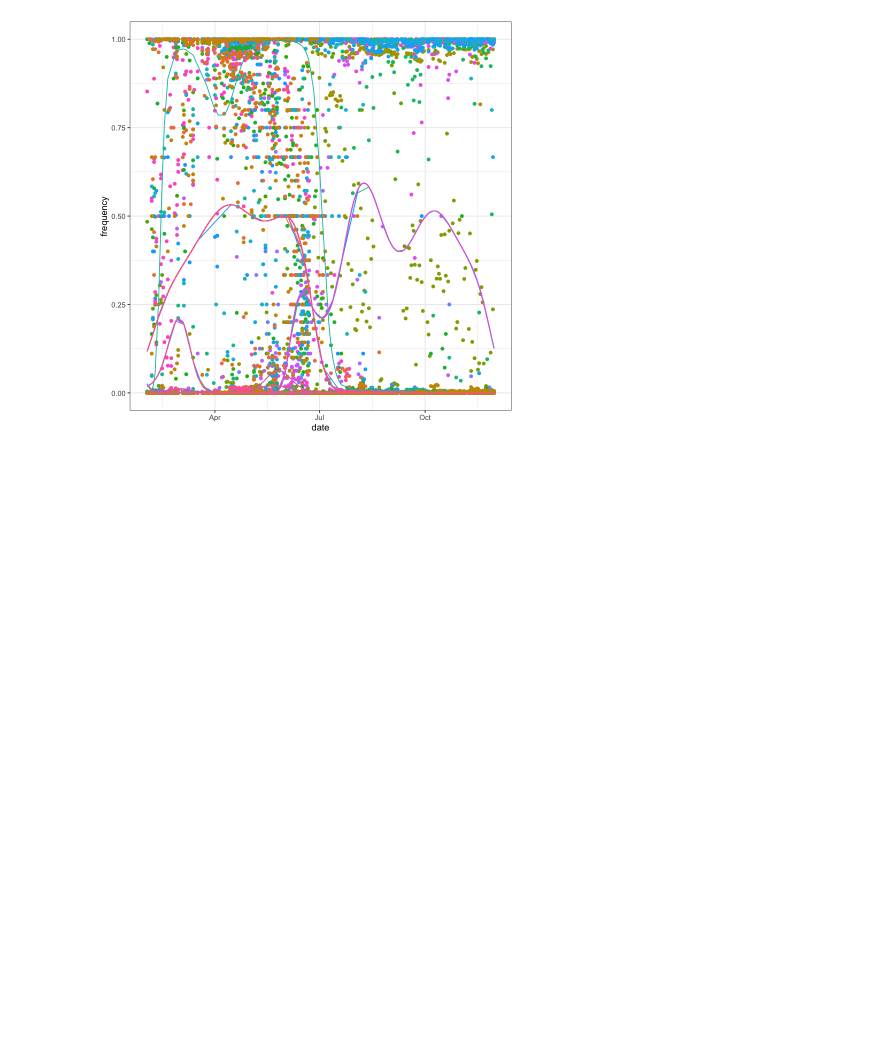
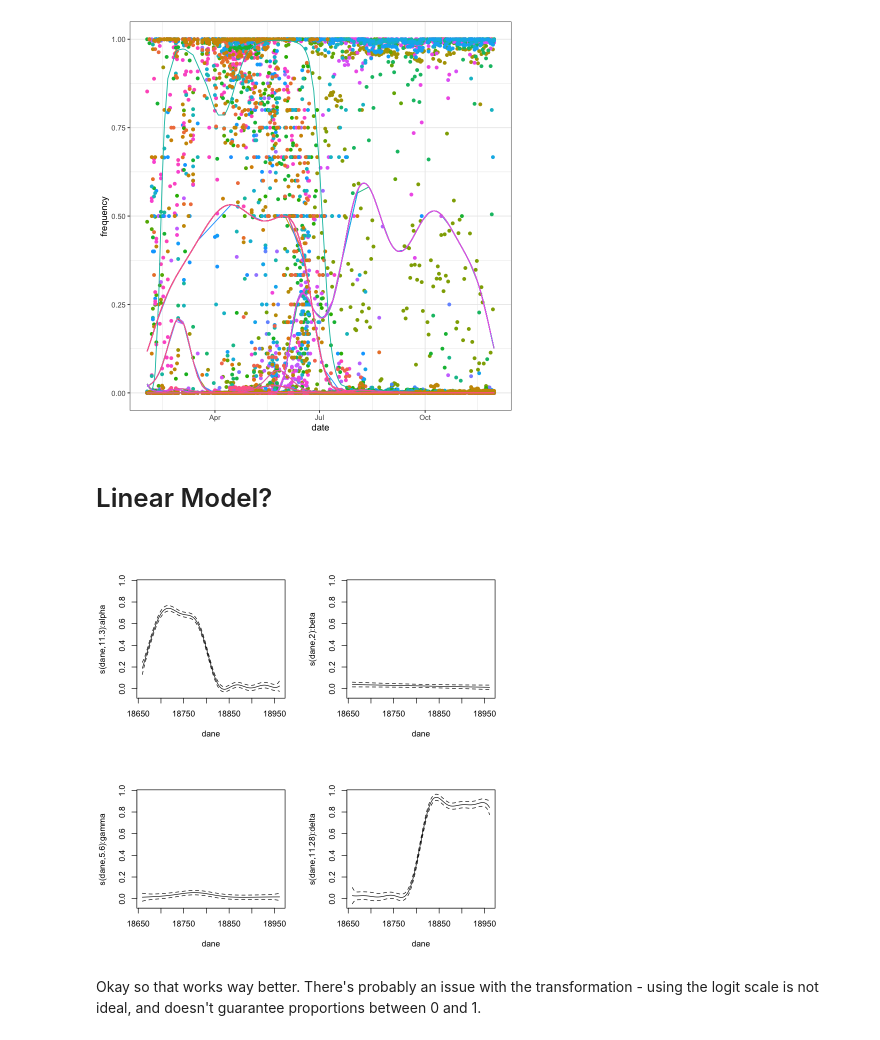
Before and after one commit to DASL-Lab/lineage-proportion-estimators, a Jupyter notebook: notebooks/varying-coefficient-model.ipynb, the cells around one changed output. Cells and saved outputs as stored; diff of their text form; code cells hidden in the pictures; blank space fills up the shorter version.

Commit message:
Linear seems to work due to link functions.

```diff
--- a/notebooks/varying-coefficient-model.ipynb
+++ b/notebooks/varying-coefficient-model.ipynb
@@ -170,3 +170,19 @@ ggplot(j2) +
     theme(legend.position = "none")
 # %% [output]
 [figure]
+# %% [markdown]
+# Linear Model?
+# %%
+mygaml <- gam(
+    formula = frequency ~
+        s(dane, by = alpha, bs = "gp") +
+        s(dane, by = beta, bs = "gp") +
+        s(dane, by = gamma, bs = "gp") +
+        s(dane, by = delta, bs = "gp"),
+    data = j2
+    )
+plot(mygaml, pages = 1)
+# %% [output]
+[figure, added]
+# %% [markdown]
+Okay so that works way better. There's probably an issue with the transformation - using the logit scale is not ideal, and doesn't guarantee proportions between 0 and 1.
```
